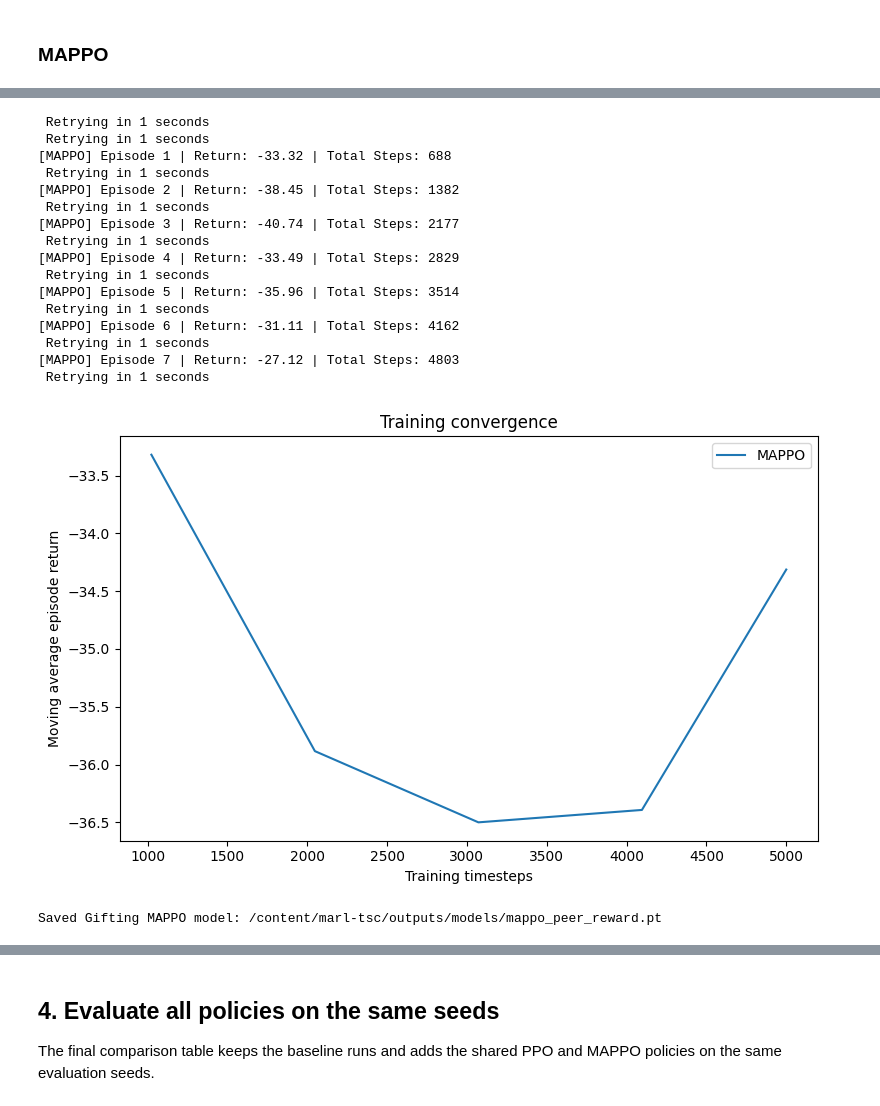
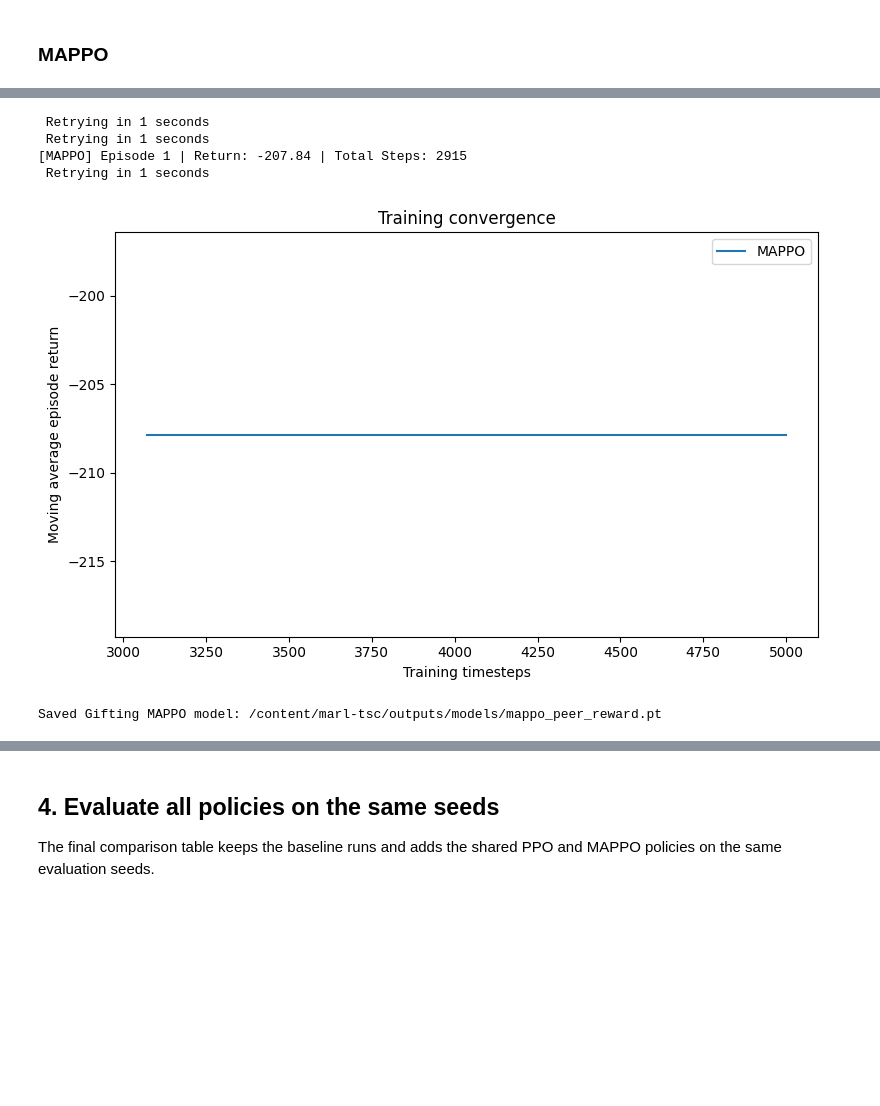
Before and after one commit to abergh18/marl-tsc, a Jupyter notebook: notebooks/main_flow.ipynb, the cells around one changed output, grey strips where cells are left out. Drawn from its saved outputs; the diff is of its cells as text; code cells hidden in the pictures; blank space fills up the shorter version.

```diff
--- a/notebooks/main_flow.ipynb
+++ b/notebooks/main_flow.ipynb
@@ -393,38 +381,26 @@ Saved MAPPO model: /content/marl-tsc/outputs/models/mappo.pt
 # %%
 reset_traci_connection()
 gifting_mappo_model, gifting_mappo_history, gifting_mappo_model_path = train_mappo(
     config_file=paths.config_file,
     traffic_light_ids=tls_in_net,
     output_dir=OUTPUT_DIR,
     total_timesteps=TOTAL_TIMESTEPS,
     rollout_steps=1024,
     max_steps=SIMULATION_DURATION,
     seed=42,
-    env_kwargs={"green_phase_count": 8, "min_green_seconds": MIN_GREEN_SECONDS, "reward_fn": "diff-waiting-time", },
+    env_kwargs={"green_phase_count": 8, "min_green_seconds": MIN_GREEN_SECONDS},
     use_peer_reward=True,
 )
 
 fig, ax = plot_training_histories(gifting_mappo_history)
 plt.show()
 print("Saved Gifting MAPPO model:", gifting_mappo_model_path)
 # %% [output]
  Retrying in 1 seconds
  Retrying in 1 seconds
-[MAPPO] Episode 1 | Return: -33.32 | Total Steps: 688
+[MAPPO] Episode 1 | Return: -207.84 | Total Steps: 2915
  Retrying in 1 seconds
-[MAPPO] Episode 2 | Return: -38.45 | Total Steps: 1382
- Retrying in 1 seconds
-[MAPPO] Episode 3 | Return: -40.74 | Total Steps: 2177
- Retrying in 1 seconds
-[MAPPO] Episode 4 | Return: -33.49 | Total Steps: 2829
- Retrying in 1 seconds
-[MAPPO] Episode 5 | Return: -35.96 | Total Steps: 3514
- Retrying in 1 seconds
-[MAPPO] Episode 6 | Return: -31.11 | Total Steps: 4162
- Retrying in 1 seconds
-[MAPPO] Episode 7 | Return: -27.12 | Total Steps: 4803
- Retrying in 1 seconds
-[figure, old version]
+[figure, new version]
 Saved Gifting MAPPO model: /content/marl-tsc/outputs/models/mappo_peer_reward.pt
 # %%
 def plot_convergence_comparison(histories: dict[str, list[dict]]):
```
Also changed, not shown: parts of 13 cells of this notebook.
